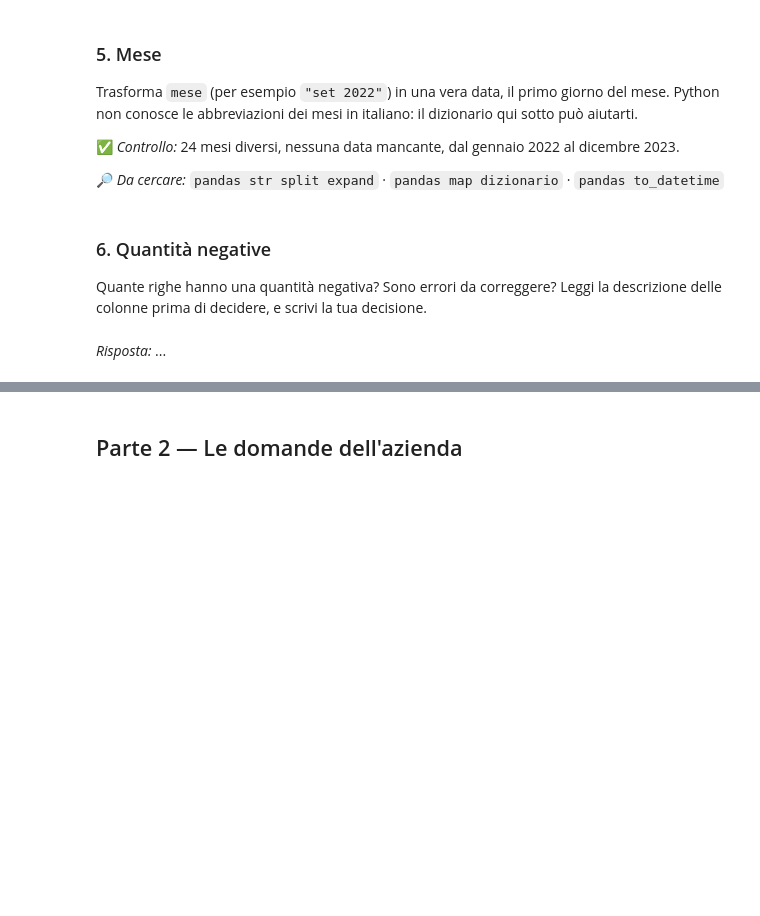
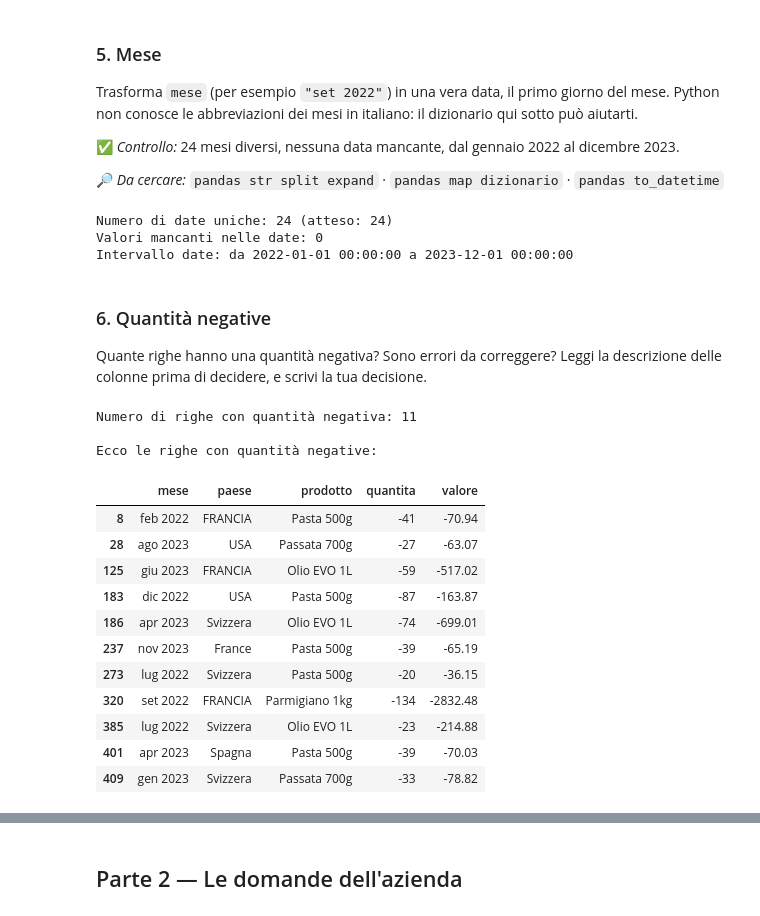
Before and after one commit to mariastef03/SIMA2026, a Jupyter notebook: esercitazioni/E04_pulizia/E04_task.ipynb, the cells around one changed output, grey strips where cells are left out. Saved outputs shown, nothing was run; the diff lists cells and outputs as text; code cells hidden in the pictures; blank space fills up the shorter version.

```diff
--- a/esercitazioni/E04_pulizia/E04_task.ipynb
+++ b/esercitazioni/E04_pulizia/E04_task.ipynb
@@ -122,8 +257,56 @@ mesi = {"gen": 1, "feb": 2, "mar": 3, "apr": 4, "mag": 5, "giu": 6,
+# %%
+mesi = {"gen": 1, "feb": 2, "mar": 3, "apr": 4, "mag": 5, "giu": 6,
+        "lug": 7, "ago": 8, "set": 9, "ott": 10, "nov": 11, "dic": 12}
+
+# 1. Dividiamo la colonna mese in due parti: nome_mese e anno
+split_mese = ex['mese'].str.split(' ', expand=True)
+split_mese.columns = ['nome_mese', 'anno']
+
+# 2. Convertiamo il nome del mese nel rispettivo numero usando il dizionario
+split_mese['mese_num'] = split_mese['nome_mese'].map(mesi)
+
+# 3. Creiamo un dataframe con i campi 'year', 'month', 'day' richiesti da pd.to_datetime
+date_df = pd.DataFrame({
+    'year': split_mese['anno'],
+    'month': split_mese['mese_num'],
+    'day': 1
+})
+
+# 4. Convertiamo in datetime e salviamo nella colonna 'mese'
+ex['mese'] = pd.to_datetime(date_df)
+
+# Verifica il controllo
+print(f"Numero di date uniche: {ex['mese'].nunique()} (atteso: 24)")
+print(f"Valori mancanti nelle date: {ex['mese'].isna().sum()}")
+print(f"Intervallo date: da {ex['mese'].min()} a {ex['mese'].max()}")
+# %% [output]
+Numero di date uniche: 24 (atteso: 24)
+Valori mancanti nelle date: 0
+Intervallo date: da 2022-01-01 00:00:00 a 2023-12-01 00:00:00
 # %% [markdown]
 ### 6. Quantità negative
 
 Quante righe hanno una quantità negativa? Sono errori da correggere? Leggi la descrizione delle colonne prima di decidere, e scrivi la tua decisione.
 # %%
 # scrivi qui il tuo codice
-# %% [markdown]
-*Risposta:* ...
+# %%
+quantita_negative = ex[ex['quantita'] < 0]
+print(f"Numero di righe con quantità negativa: {len(quantita_negative)}")
+print("\nEcco le righe con quantità negative:")
+display(quantita_negative)
+# %% [output]
+Numero di righe con quantità negativa: 11
+
+Ecco le righe con quantità negative:
+|  | mese | paese | prodotto | quantita | valore |
+| 8 | feb 2022 | FRANCIA | Pasta 500g | -41 | -70.94 |
+| 28 | ago 2023 | USA | Passata 700g | -27 | -63.07 |
+| 125 | giu 2023 | FRANCIA | Olio EVO 1L | -59 | -517.02 |
+| 183 | dic 2022 | USA | Pasta 500g | -87 | -163.87 |
+| 186 | apr 2023 | Svizzera | Olio EVO 1L | -74 | -699.01 |
+| 237 | nov 2023 | France | Pasta 500g | -39 | -65.19 |
+| 273 | lug 2022 | Svizzera | Pasta 500g | -20 | -36.15 |
+| 320 | set 2022 | FRANCIA | Parmigiano 1kg | -134 | -2832.48 |
+| 385 | lug 2022 | Svizzera | Olio EVO 1L | -23 | -214.88 |
+| 401 | apr 2023 | Spagna | Pasta 500g | -39 | -70.03 |
+| 409 | gen 2023 | Svizzera | Passata 700g | -33 | -78.82 |
```
Also changed, not shown: parts of 29 cells of this notebook.
